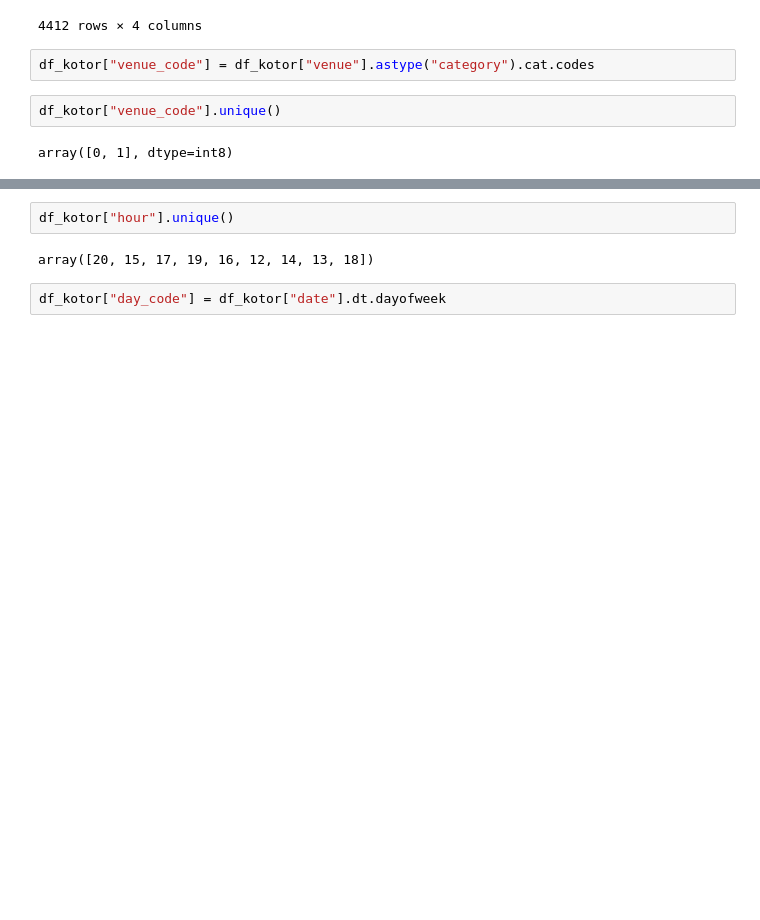
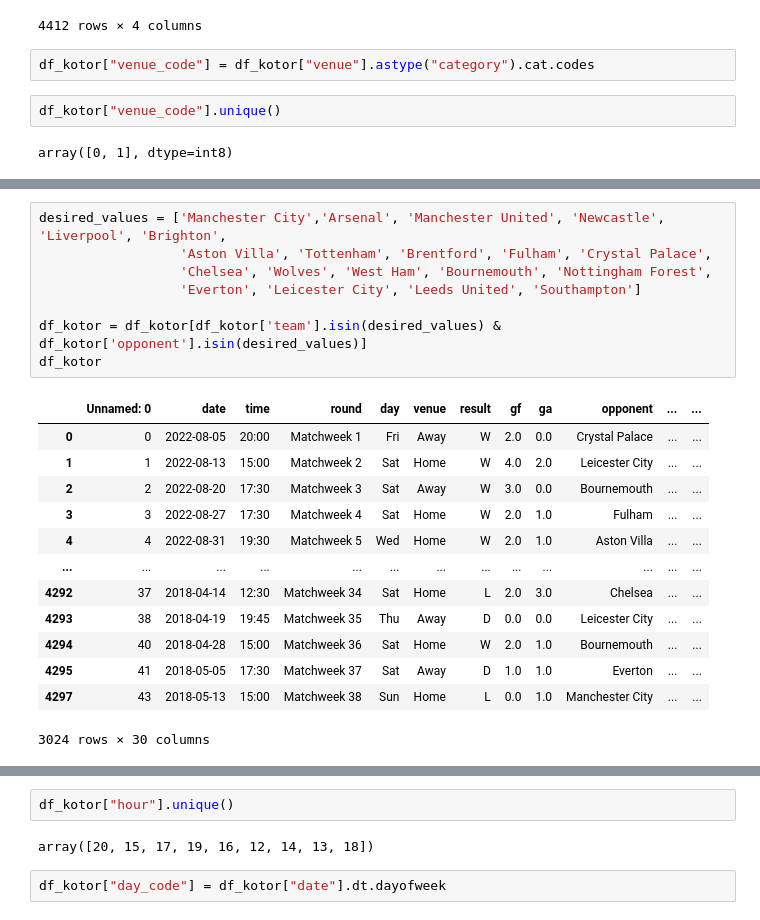
Before and after one commit to wikanadnyana/backend-api-da-project, a Jupyter notebook: cleaning/clean.ipynb, the cells around one changed output, grey strips where cells are left out. Drawn from its saved outputs; the diff is of its cells as text; blank space fills up the shorter version.

```diff
--- a/cleaning/clean.ipynb
+++ b/cleaning/clean.ipynb
@@ -140,2 +177,24 @@ array([0, 1], dtype=int8)
+# %%
+desired_values = ['Manchester City','Arsenal', 'Manchester United', 'Newcastle', 'Liverpool', 'Brighton',
+                  'Aston Villa', 'Tottenham', 'Brentford', 'Fulham', 'Crystal Palace',
+                  'Chelsea', 'Wolves', 'West Ham', 'Bournemouth', 'Nottingham Forest',
+                  'Everton', 'Leicester City', 'Leeds United', 'Southampton']
+
+df_kotor = df_kotor[df_kotor['team'].isin(desired_values) & df_kotor['opponent'].isin(desired_values)]
+df_kotor
+# %% [output]
+|  | Unnamed: 0 | date | time | round | day | venue | result | gf | ga | opponent | ... | ... |
+| 0 | 0 | 2022-08-05 | 20:00 | Matchweek 1 | Fri | Away | W | 2.0 | 0.0 | Crystal Palace | ... | ... |
+| 1 | 1 | 2022-08-13 | 15:00 | Matchweek 2 | Sat | Home | W | 4.0 | 2.0 | Leicester City | ... | ... |
+| 2 | 2 | 2022-08-20 | 17:30 | Matchweek 3 | Sat | Away | W | 3.0 | 0.0 | Bournemouth | ... | ... |
+| 3 | 3 | 2022-08-27 | 17:30 | Matchweek 4 | Sat | Home | W | 2.0 | 1.0 | Fulham | ... | ... |
+| 4 | 4 | 2022-08-31 | 19:30 | Matchweek 5 | Wed | Home | W | 2.0 | 1.0 | Aston Villa | ... | ... |
+| ... | ... | ... | ... | ... | ... | ... | ... | ... | ... | ... | ... | ... |
+| 4292 | 37 | 2018-04-14 | 12:30 | Matchweek 34 | Sat | Home | L | 2.0 | 3.0 | Chelsea | ... | ... |
+| 4293 | 38 | 2018-04-19 | 19:45 | Matchweek 35 | Thu | Away | D | 0.0 | 0.0 | Leicester City | ... | ... |
+| 4294 | 40 | 2018-04-28 | 15:00 | Matchweek 36 | Sat | Home | W | 2.0 | 1.0 | Bournemouth | ... | ... |
+| 4295 | 41 | 2018-05-05 | 17:30 | Matchweek 37 | Sat | Away | D | 1.0 | 1.0 | Everton | ... | ... |
+| 4297 | 43 | 2018-05-13 | 15:00 | Matchweek 38 | Sun | Home | L | 0.0 | 1.0 | Manchester City | ... | ... |
+3024 rows × 30 columns
 # %%
 df_kotor["opp_code"] = df_kotor["opponent"].astype("category").cat.codes
```
Also changed, not shown: parts of 28 cells of this notebook, 2 other files.
